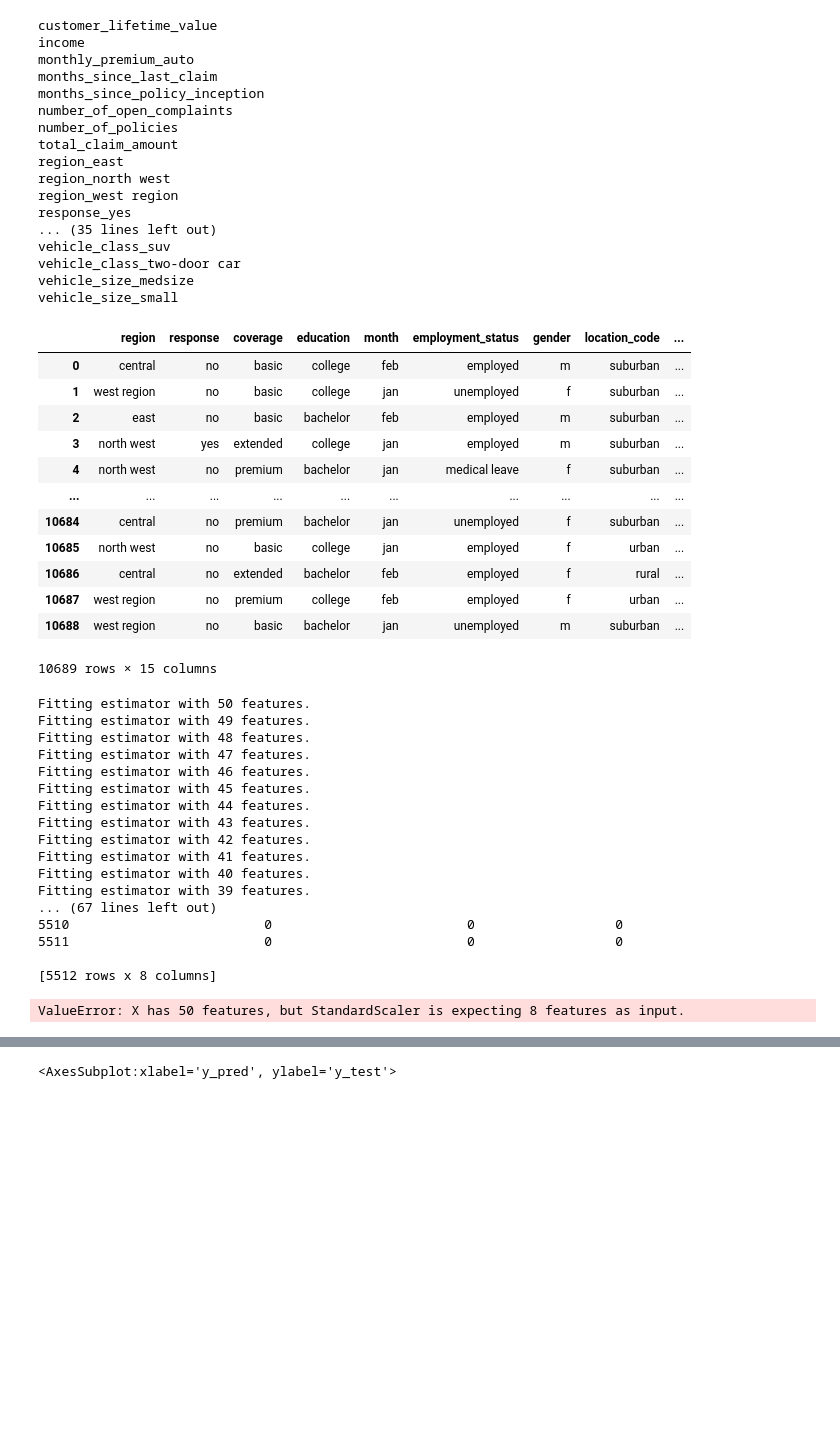
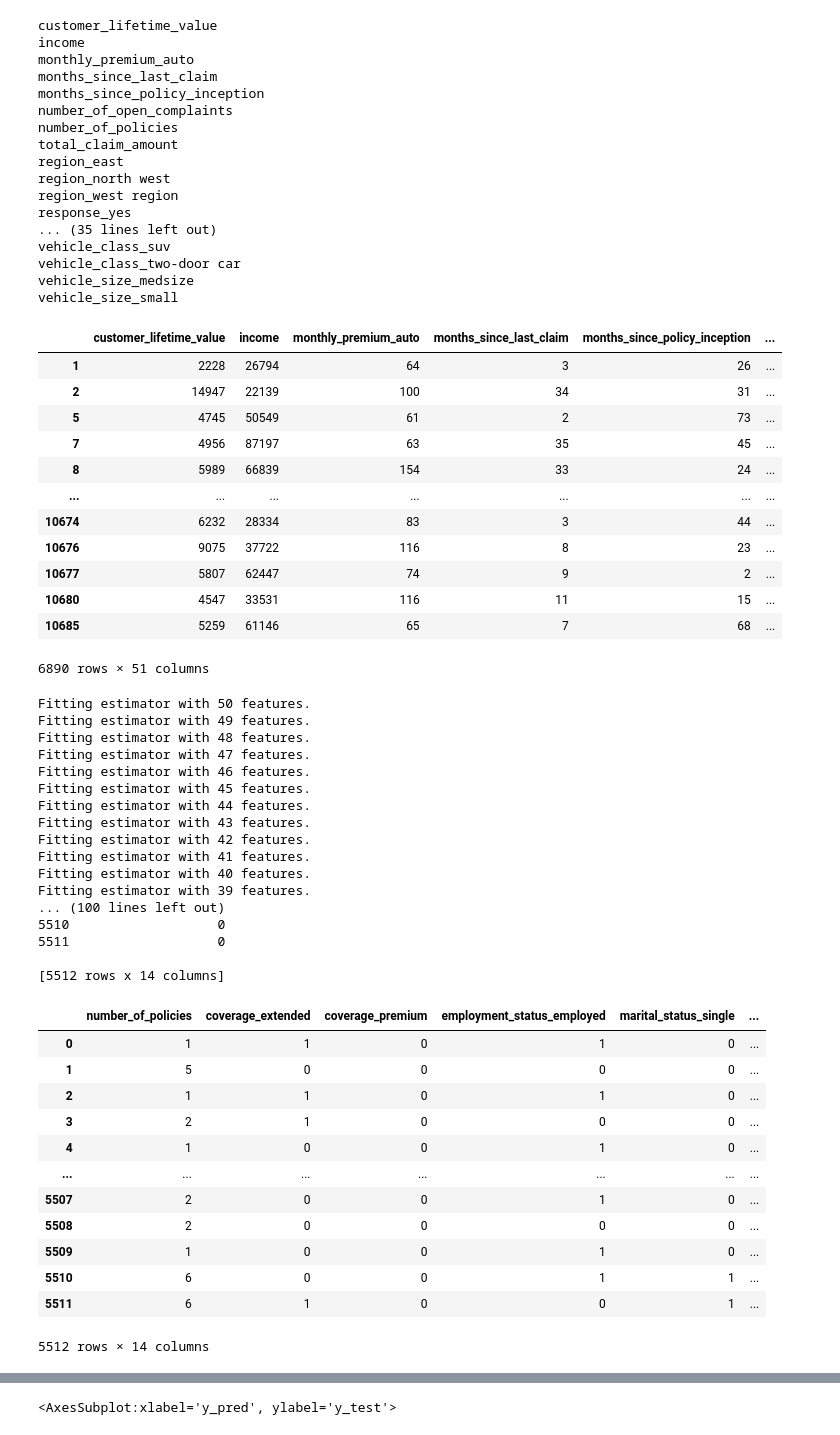
Before and after one commit to esSarah/IronRoth, a Jupyter notebook: Case Study/Customer_Analysis_Case_Study/GrandTheftAuto.ipynb, the cells around one changed output, grey strips where cells are left out. Drawn from its saved outputs; the diff is of its cells as text; code cells hidden in the pictures; blank space fills up the shorter version.

```diff
--- a/Case Study/Customer_Analysis_Case_Study/GrandTheftAuto.ipynb
+++ b/Case Study/Customer_Analysis_Case_Study/GrandTheftAuto.ipynb
@@ -1471,54 +1468,61 @@ vehicle_class_two-door car
 vehicle_size_medsize
 vehicle_size_small
 # %%
-nelsons_categories
+nelson_prepared
 # %% [output]
-|  | region | response | coverage | education | month | employment_status | gender | location_code | ... |
-| 0 | central | no | basic | college | feb | employed | m | suburban | ... |
-| 1 | west region | no | basic | college | jan | unemployed | f | suburban | ... |
-| 2 | east | no | basic | bachelor | feb | employed | m | suburban | ... |
-| 3 | north west | yes | extended | college | jan | employed | m | suburban | ... |
-| 4 | north west | no | premium | bachelor | jan | medical leave | f | suburban | ... |
-| ... | ... | ... | ... | ... | ... | ... | ... | ... | ... |
-| 10684 | central | no | premium | bachelor | jan | unemployed | f | suburban | ... |
-| 10685 | north west | no | basic | college | jan | employed | f | urban | ... |
-| 10686 | central | no | extended | bachelor | feb | employed | f | rural | ... |
-| 10687 | west region | no | premium | college | feb | employed | f | urban | ... |
-| 10688 | west region | no | basic | bachelor | jan | unemployed | m | suburban | ... |
+|  | customer_lifetime_value | income | monthly_premium_auto | months_since_last_claim | months_since_policy_inception | ... |
+| 1 | 2228 | 26794 | 64 | 3 | 26 | ... |
+| 2 | 14947 | 22139 | 100 | 34 | 31 | ... |
+| 5 | 4745 | 50549 | 61 | 2 | 73 | ... |
+| 7 | 4956 | 87197 | 63 | 35 | 45 | ... |
+| 8 | 5989 | 66839 | 154 | 33 | 24 | ... |
+| ... | ... | ... | ... | ... | ... | ... |
+| 10674 | 6232 | 28334 | 83 | 3 | 44 | ... |
+| 10676 | 9075 | 37722 | 116 | 8 | 23 | ... |
+| 10677 | 5807 | 62447 | 74 | 9 | 2 | ... |
+| 10680 | 4547 | 33531 | 116 | 11 | 15 | ... |
+| 10685 | 5259 | 61146 | 65 | 7 | 68 | ... |
-10689 rows × 15 columns
+6890 rows × 51 columns
 # %%
 X=nelson_prepared.drop('customer_lifetime_value', axis=1)
 y=nelson_prepared['customer_lifetime_value']
+
 X_train, X_test, y_train, y_test=train_test_split(X, y, test_size=.20,random_state=42)
 
 # feature drop
-X_train =feature_drop_test(LinearRegression(), X_train, y_train, X_test, 8)
-
-std_scaler=StandardScaler().fit(X_train)   ##. finding the parameters ( mean, variance from the training set )
-
-X_train_scaled=std_scaler.transform(X_train)
-X_test_scaled=std_scaler.transform(X_test)
-
-model_test(LinearRegression(),  X_train, y_train, X_test )
+X_train = feature_drop_test(LinearRegression(), X_train, y_train, X_test, 14)
+X_train
 # %% [output]
 Fitting estimator with 50 features.
 Fitting estimator with 49 features.
 Fitting estimator with 48 features.
 Fitting estimator with 47 features.
 Fitting estimator with 46 features.
 Fitting estimator with 45 features.
 Fitting estimator with 44 features.
 Fitting estimator with 43 features.
 Fitting estimator with 42 features.
 Fitting estimator with 41 features.
 Fitting estimator with 40 features.
 Fitting estimator with 39 features.
-... (67 lines left out)
-5510                         0                         0                  0
-5511                         0                         0                  0
+... (100 lines left out)
+5510                   0
+5511                   0
 
-[5512 rows x 8 columns]
+[5512 rows x 14 columns]
+|  | number_of_policies | coverage_extended | coverage_premium | employment_status_employed | marital_status_single | ... |
+| 0 | 1 | 1 | 0 | 1 | 0 | ... |
+| 1 | 5 | 0 | 0 | 0 | 0 | ... |
+| 2 | 1 | 1 | 0 | 1 | 0 | ... |
+| 3 | 2 | 1 | 0 | 0 | 0 | ... |
+| 4 | 1 | 0 | 0 | 1 | 0 | ... |
+| ... | ... | ... | ... | ... | ... | ... |
+| 5507 | 2 | 0 | 0 | 1 | 0 | ... |
+| 5508 | 2 | 0 | 0 | 0 | 0 | ... |
+| 5509 | 1 | 0 | 0 | 1 | 0 | ... |
+| 5510 | 6 | 0 | 0 | 1 | 1 | ... |
+| 5511 | 6 | 1 | 0 | 0 | 1 | ... |
-ValueError: X has 50 features, but StandardScaler is expecting 8 features as input.
+5512 rows × 14 columns
 # %%
 X_train
 # %% [output]
```
Also changed, not shown: parts of 16 cells of this notebook, 1 other file.
